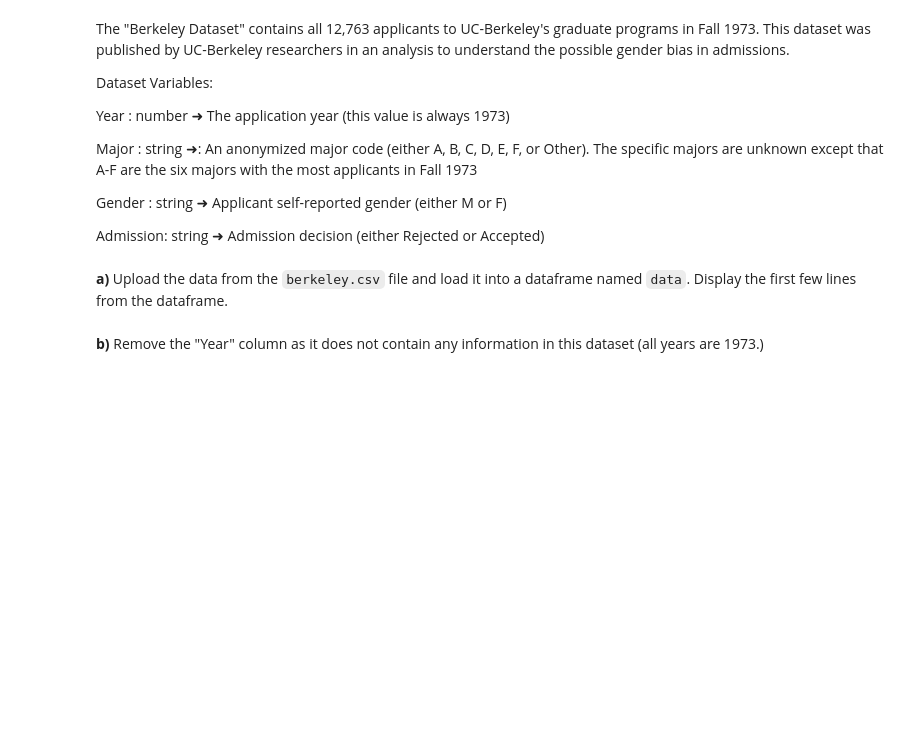
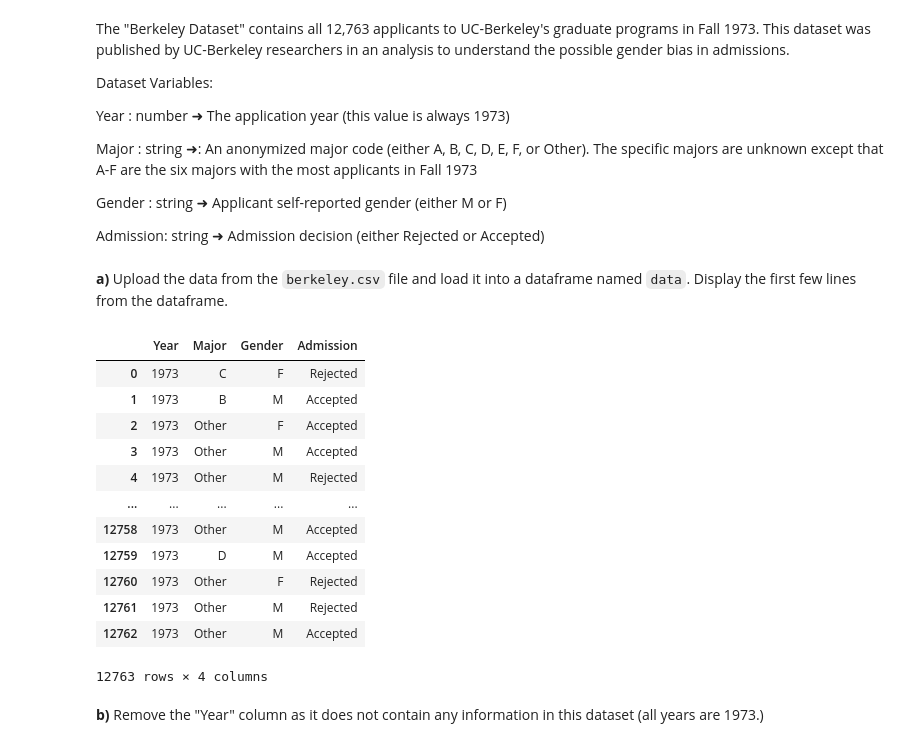
Before and after one commit to mnghiap/ids22, a Jupyter notebook: assignment2/assignment2.ipynb, the cells around one changed output. Cells and saved outputs as stored; diff of their text form; code cells hidden in the pictures; blank space fills up the shorter version.

```diff
--- a/assignment2/assignment2.ipynb
+++ b/assignment2/assignment2.ipynb
@@ -1343,7 +1343,22 @@ Admission: string ➜ Admission decision (either Rejected or Accepted)
 **a)**
 Upload the data from the `berkeley.csv` file and load it into a dataframe named `data`. Display the first few lines from the dataframe.
 # %%
-# your code
+data = pd.read_csv('datasets/berkeley.csv')
+data
+# %% [output]
+|  | Year | Major | Gender | Admission |
+| 0 | 1973 | C | F | Rejected |
+| 1 | 1973 | B | M | Accepted |
+| 2 | 1973 | Other | F | Accepted |
+| 3 | 1973 | Other | M | Accepted |
+| 4 | 1973 | Other | M | Rejected |
+| ... | ... | ... | ... | ... |
+| 12758 | 1973 | Other | M | Accepted |
+| 12759 | 1973 | D | M | Accepted |
+| 12760 | 1973 | Other | F | Rejected |
+| 12761 | 1973 | Other | M | Rejected |
+| 12762 | 1973 | Other | M | Accepted |
+12763 rows × 4 columns
 # %% [markdown]
 **b)** Remove the "Year" column as it does not contain any information in this dataset (all years are 1973.)
 # %%
```
Also changed, not shown: parts of 6 cells of this notebook.
